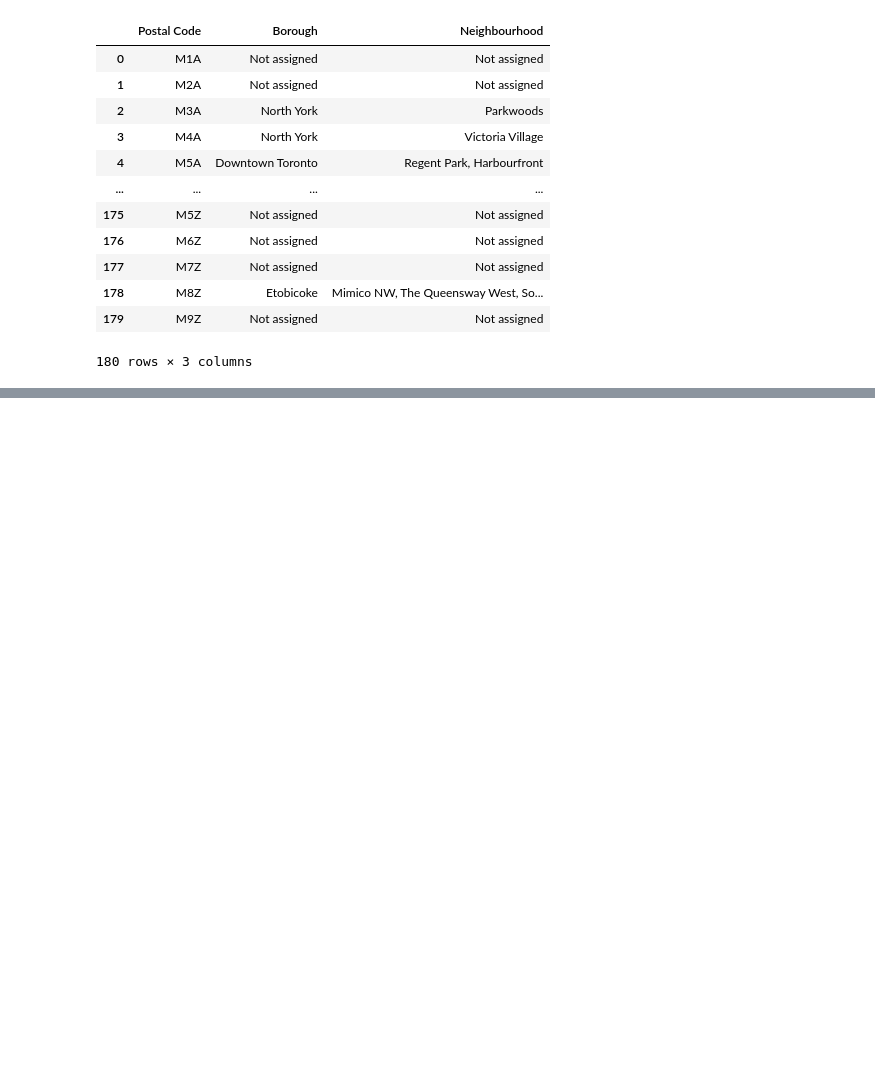
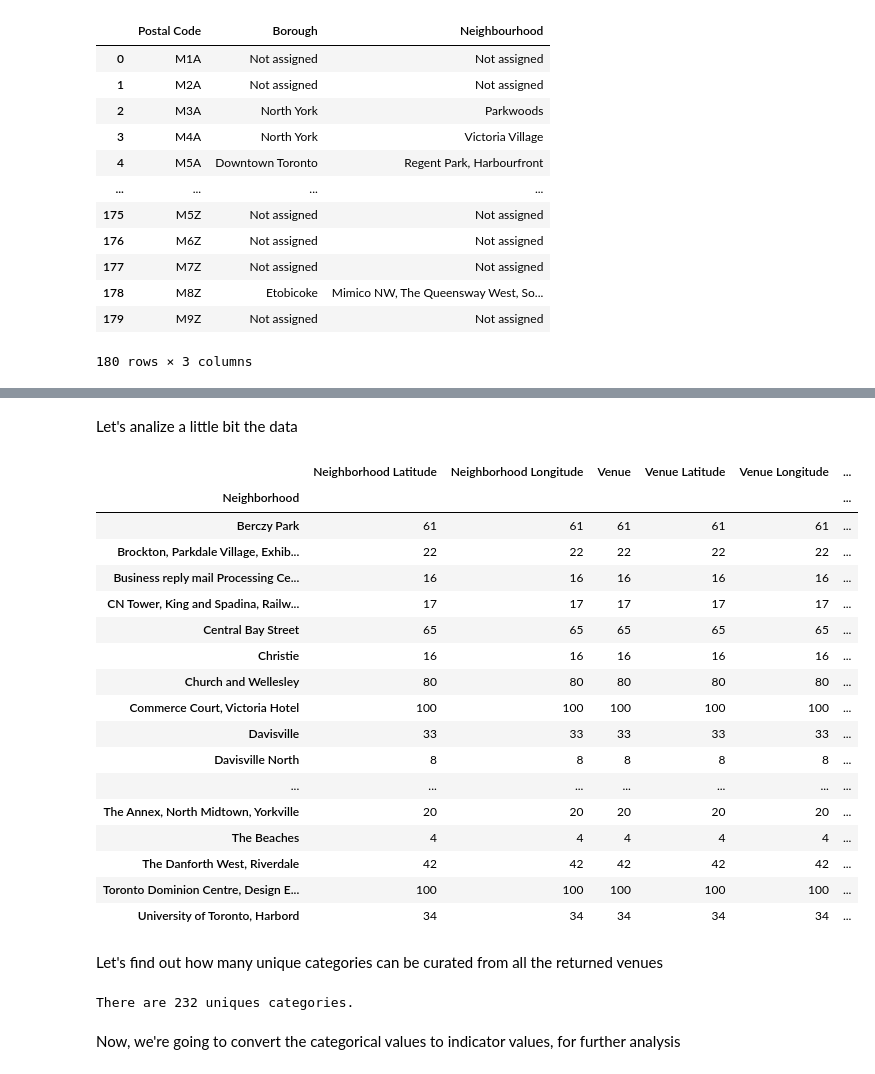
Before and after one commit to jcolivaresv/Coursera_Capstone, a Jupyter notebook: Segmenting and clustering neighborhoods in Toronto.ipynb, the cells around one changed output, grey strips where cells are left out. Drawn from its saved outputs; the diff is of its cells as text; code cells hidden in the pictures; blank space fills up the shorter version.

```diff
--- a/Segmenting and clustering neighborhoods in Toronto.ipynb
+++ b/Segmenting and clustering neighborhoods in Toronto.ipynb
@@ -56,0 +133,4 @@ df
+# %%
+df_toronto = df_neigh.query('Borough == "Downtown Toronto" or Borough == "East Toronto" or Borough == "West Toronto" or Borough == "Central Toronto"').reset_index(drop=True)
+
+df_toronto
@@ -56,0 +159,22 @@ df
+# %%
+#Creating the map for Toronto
+
+latitude=43.7184038
+longitude=-79.5181405
+
+map_toronto = folium.Map(location=[latitude, longitude], zoom_start=12)
+
+# add markers to map
+for lat, lng, label in zip(df_toronto['Latitude'], df_toronto['Longitude'], df_toronto['Neighbourhood']):
+    label = folium.Popup(label, parse_html=True)
+    folium.CircleMarker(
+        [lat, lng],
+        radius=5,
+        popup=label,
+        color='blue',
+        fill=True,
+        fill_color='#3186cc',
+        fill_opacity=0.7,
+        parse_html=False).add_to(map_toronto)
+
+map_toronto
@@ -56,0 +185,9 @@ df
+# %%
+CLIENT_ID = 'PAPMAYIRQ3RDOYDW3OG0WDH055ZOF4GBUN1SPYCHXVMKZZVZ' # your Foursquare ID
+CLIENT_SECRET = 'Y3LF1IPE1503EXBQ4C3GS3GPOXZFJJJNSFQ2XRDA2JWGHMIZ' # your Foursquare Secret
+VERSION = '20180605' # Foursquare API version
+LIMIT = 100 # A default Foursquare API limit value
+
+print('Your credentails:')
+print('CLIENT_ID: ' + CLIENT_ID)
+print('CLIENT_SECRET:' + CLIENT_SECRET)
@@ -56,0 +241,5 @@ df
+# %%
+toronto_venues = getNearbyVenues(names=df_toronto['Neighbourhood'],
+                                   latitudes=df_toronto['Latitude'],
+                                   longitudes=df_toronto['Longitude']
+                                  )
@@ -56,0 +275,31 @@ df
+# %% [markdown]
+Let's analize a little bit the data
+# %%
+toronto_venues.groupby('Neighborhood').count()
+# %% [output]
+|  | Neighborhood Latitude | Neighborhood Longitude | Venue | Venue Latitude | Venue Longitude | ... |
+| Neighborhood |  |  |  |  |  | ... |
+| Berczy Park | 61 | 61 | 61 | 61 | 61 | ... |
+| Brockton, Parkdale Village, Exhib... | 22 | 22 | 22 | 22 | 22 | ... |
+| Business reply mail Processing Ce... | 16 | 16 | 16 | 16 | 16 | ... |
+| CN Tower, King and Spadina, Railw... | 17 | 17 | 17 | 17 | 17 | ... |
+| Central Bay Street | 65 | 65 | 65 | 65 | 65 | ... |
+| Christie | 16 | 16 | 16 | 16 | 16 | ... |
+| Church and Wellesley | 80 | 80 | 80 | 80 | 80 | ... |
+| Commerce Court, Victoria Hotel | 100 | 100 | 100 | 100 | 100 | ... |
+| Davisville | 33 | 33 | 33 | 33 | 33 | ... |
+| Davisville North | 8 | 8 | 8 | 8 | 8 | ... |
+| ... | ... | ... | ... | ... | ... | ... |
+| The Annex, North Midtown, Yorkville | 20 | 20 | 20 | 20 | 20 | ... |
+| The Beaches | 4 | 4 | 4 | 4 | 4 | ... |
+| The Danforth West, Riverdale | 42 | 42 | 42 | 42 | 42 | ... |
+| Toronto Dominion Centre, Design E... | 100 | 100 | 100 | 100 | 100 | ... |
+| University of Toronto, Harbord | 34 | 34 | 34 | 34 | 34 | ... |
+# %% [markdown]
+Let's find out how many unique categories can be curated from all the returned venues
+# %%
+print('There are {} uniques categories.'.format(len(toronto_venues['Venue Category'].unique())))
+# %% [output]
+There are 232 uniques categories.
+# %% [markdown]
+Now, we're going to convert the categorical values to indicator values, for further analysis
```
Also changed, not shown: parts of 31 cells of this notebook.
